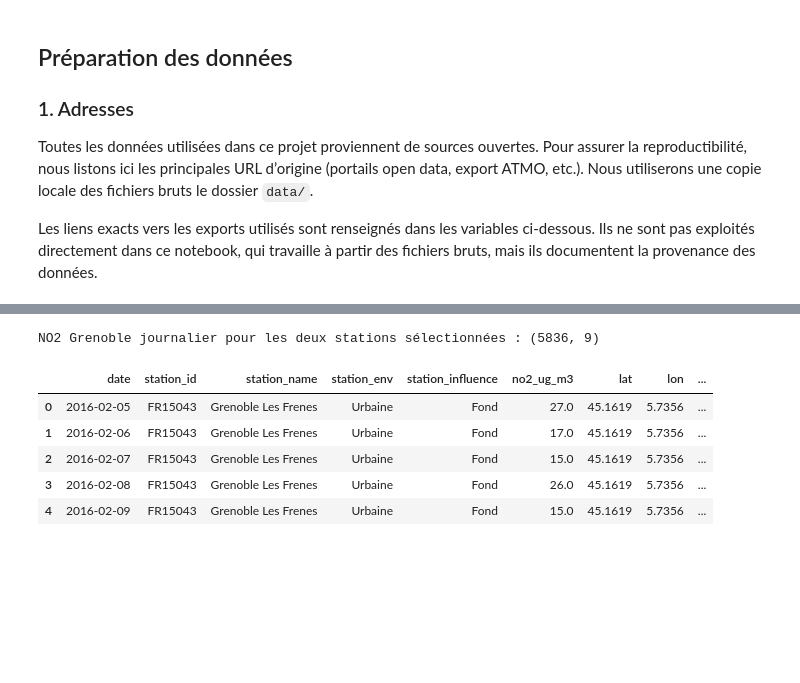
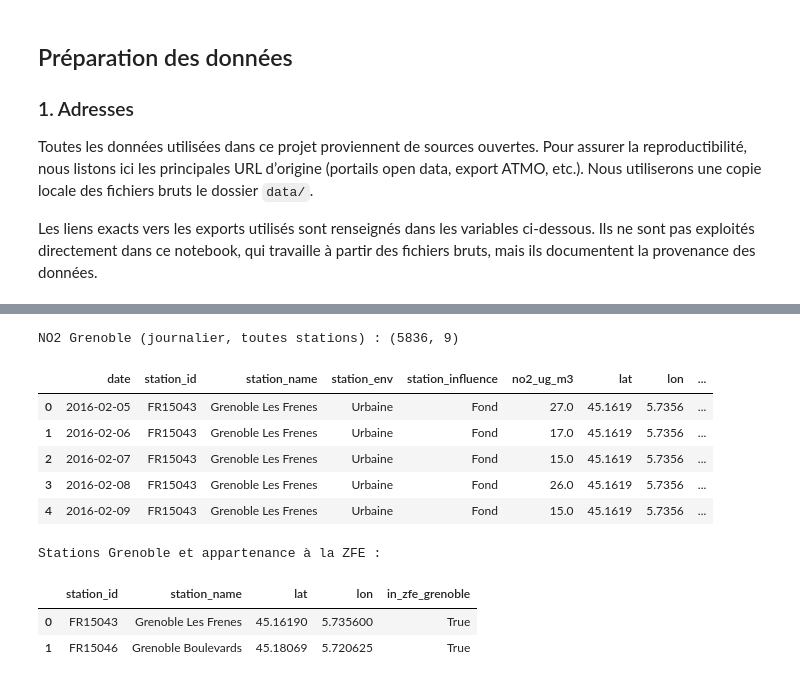
Before and after one commit to pasilvente/project_python_for_data_science_at_ENSAE_ZFE_ML_SCM, a Jupyter notebook: rapport_zfe.ipynb, the cells around one changed output, grey strips where cells are left out. Drawn from its saved outputs; the diff is of its cells as text; code cells hidden in the pictures; blank space fills up the shorter version.

```diff
--- a/rapport_zfe.ipynb
+++ b/rapport_zfe.ipynb
@@ -215,18 +219,28 @@ Nous conserverons ce fichier comme base pour les analyses descriptives et les mo
 # %%
 GRENOBLE_RAW_CSV = "Export Moy. journalière - 20251204215149 - 2016-02-05 00_00 - 2024-02-05 21_00.csv"
 
-grenoble_no2_daily, grenoble_stations_meta = build_grenoble_no2_daily(
+grenoble_no2_daily, grenoble_stations_meta = build_no2_daily_for_zfe(
     data_dir=DATA_DIR,
     raw_csv_name=GRENOBLE_RAW_CSV,
+    zfe_id="GRENOBLE",
+    out_daily_name="pollution_grenoble_no2_daily_clean.csv",
+    in_zfe_col="in_zfe_grenoble",
 )
 
-print("NO2 Grenoble journalier pour les deux stations sélectionnées :", grenoble_no2_daily.shape)
-grenoble_no2_daily.head()
+print("NO2 Grenoble (journalier, toutes stations) :", grenoble_no2_daily.shape)
+display(grenoble_no2_daily.head())
+
+print("Stations Grenoble et appartenance à la ZFE :")
+display(grenoble_stations_meta)
 # %% [output]
-NO2 Grenoble journalier pour les deux stations sélectionnées : (5836, 9)
+NO2 Grenoble (journalier, toutes stations) : (5836, 9)
 |  | date | station_id | station_name | station_env | station_influence | no2_ug_m3 | lat | lon | ... |
 | 0 | 2016-02-05 | FR15043 | Grenoble Les Frenes | Urbaine | Fond | 27.0 | 45.1619 | 5.7356 | ... |
 | 1 | 2016-02-06 | FR15043 | Grenoble Les Frenes | Urbaine | Fond | 17.0 | 45.1619 | 5.7356 | ... |
 | 2 | 2016-02-07 | FR15043 | Grenoble Les Frenes | Urbaine | Fond | 15.0 | 45.1619 | 5.7356 | ... |
 | 3 | 2016-02-08 | FR15043 | Grenoble Les Frenes | Urbaine | Fond | 26.0 | 45.1619 | 5.7356 | ... |
 | 4 | 2016-02-09 | FR15043 | Grenoble Les Frenes | Urbaine | Fond | 15.0 | 45.1619 | 5.7356 | ... |
+Stations Grenoble et appartenance à la ZFE :
+|  | station_id | station_name | lat | lon | in_zfe_grenoble |
+| 0 | FR15043 | Grenoble Les Frenes | 45.16190 | 5.735600 | True |
+| 1 | FR15046 | Grenoble Boulevards | 45.18069 | 5.720625 | True |
```
Also changed, not shown: parts of 8 cells of this notebook, 3 other files.
